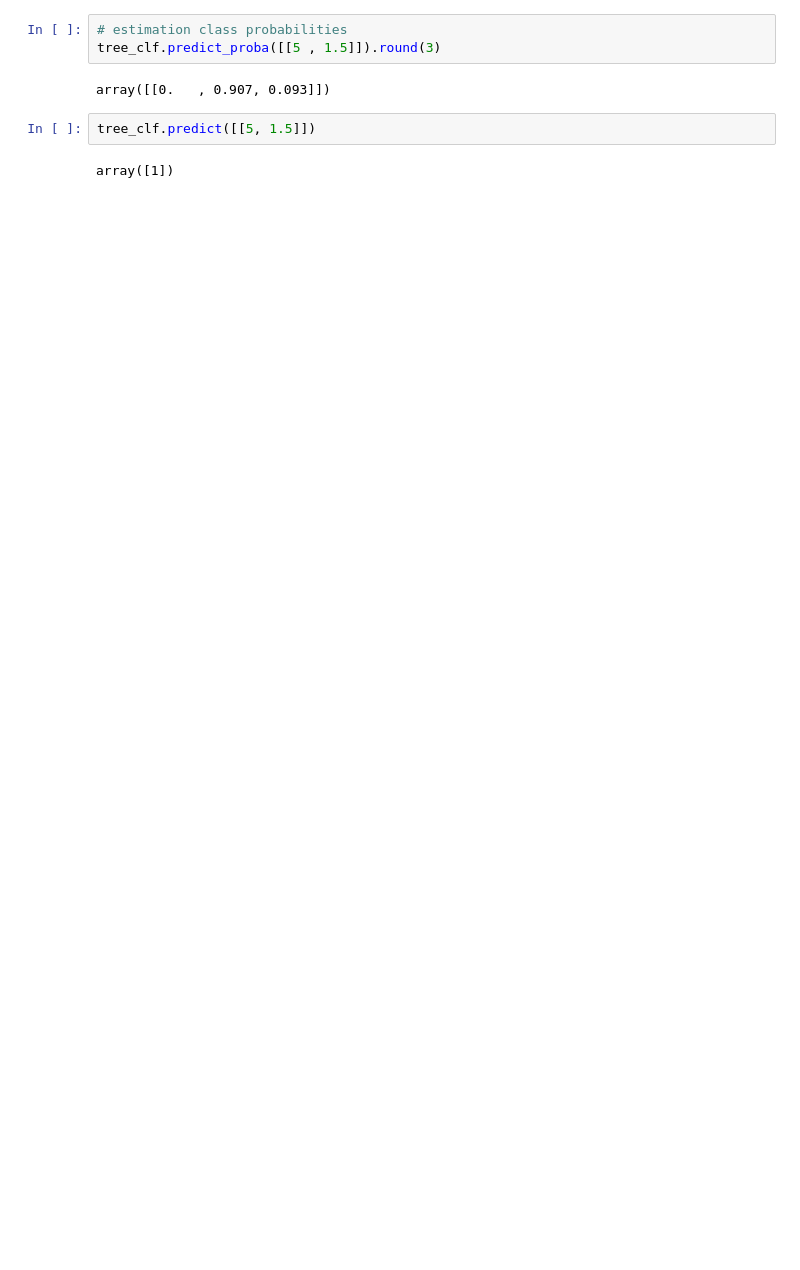
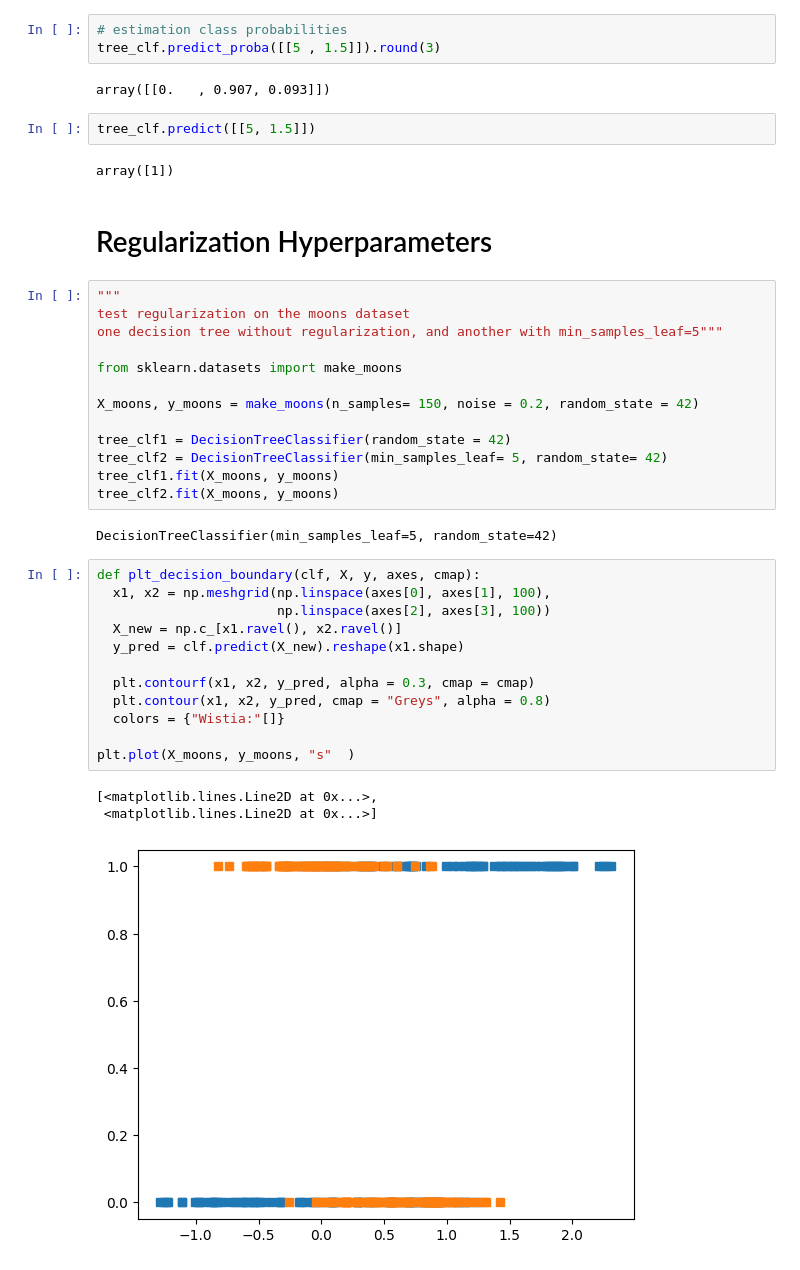
Before and after one commit to ArezooAalipanah/machine_learning3, a Jupyter notebook: HML3_Ch6.ipynb, the cells around one changed output. Saved outputs shown, nothing was run; the diff lists cells and outputs as text; blank space fills up the shorter version.

```diff
--- a/HML3_Ch6.ipynb
+++ b/HML3_Ch6.ipynb
@@ -50,3 +131,36 @@ array([[0.   , 0.907, 0.093]])
 tree_clf.predict([[5, 1.5]])
 # %% [output]
 array([1])
+# %% [markdown]
+# Regularization Hyperparameters
+# %%
+"""
+test regularization on the moons dataset
+one decision tree without regularization, and another with min_samples_leaf=5"""
+
+from sklearn.datasets import make_moons
+
+X_moons, y_moons = make_moons(n_samples= 150, noise = 0.2, random_state = 42)
+
+tree_clf1 = DecisionTreeClassifier(random_state = 42)
+tree_clf2 = DecisionTreeClassifier(min_samples_leaf= 5, random_state= 42)
+tree_clf1.fit(X_moons, y_moons)
+tree_clf2.fit(X_moons, y_moons)
+# %% [output]
+DecisionTreeClassifier(min_samples_leaf=5, random_state=42)
+# %%
+def plt_decision_boundary(clf, X, y, axes, cmap):
+  x1, x2 = np.meshgrid(np.linspace(axes[0], axes[1], 100),
+                       np.linspace(axes[2], axes[3], 100))
+  X_new = np.c_[x1.ravel(), x2.ravel()]
+  y_pred = clf.predict(X_new).reshape(x1.shape)
+
+  plt.contourf(x1, x2, y_pred, alpha = 0.3, cmap = cmap)
+  plt.contour(x1, x2, y_pred, cmap = "Greys", alpha = 0.8)
+  colors = {"Wistia:"[]}
+
+plt.plot(X_moons, y_moons, "s"  )
+# %% [output]
+[<matplotlib.lines.Line2D at 0x...>,
+ <matplotlib.lines.Line2D at 0x...>]
+[figure, added]
```
Also changed, not shown: parts of 12 cells of this notebook.
